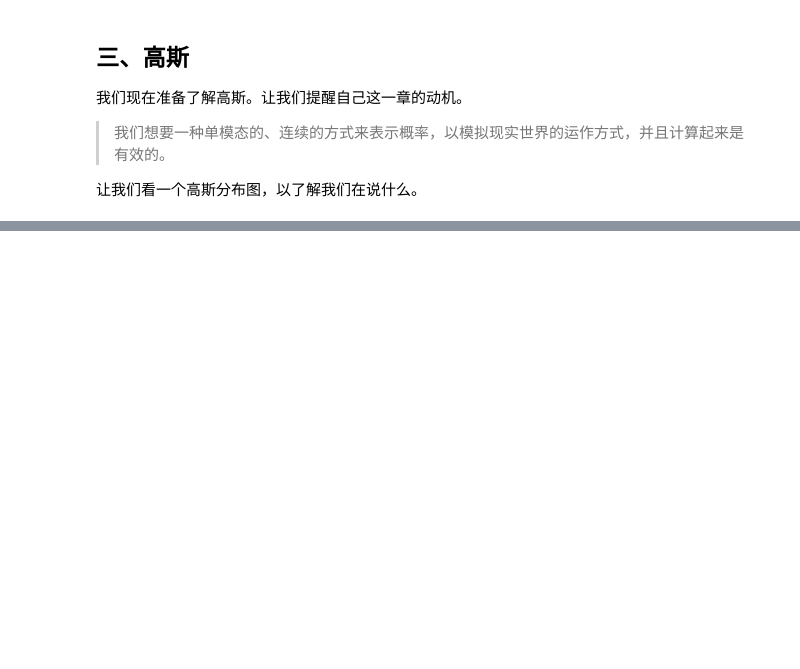
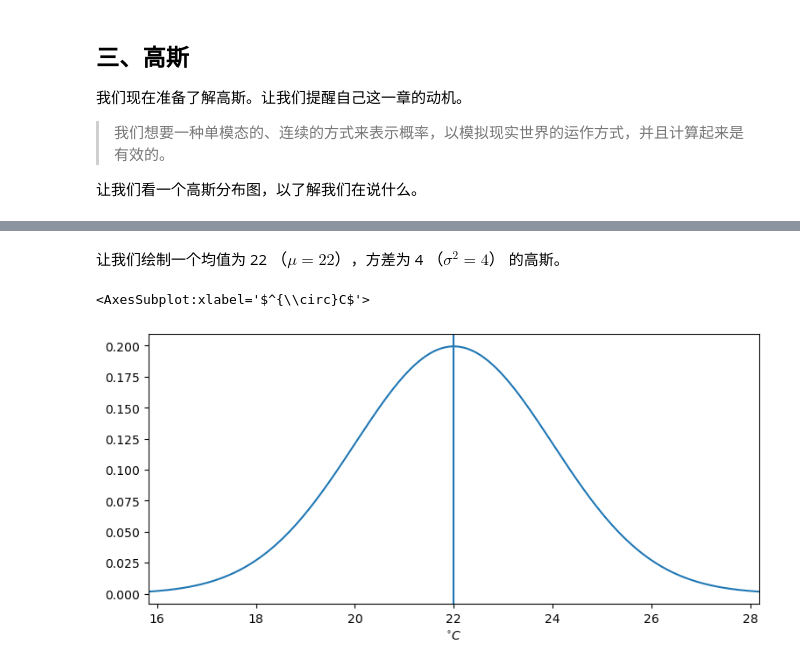
Before and after one commit to SunJianboGitHub/KalmanFilter, a Jupyter notebook: 03-高斯.ipynb, the cells around one changed output, grey strips where cells are left out. Saved outputs shown, nothing was run; the diff lists cells and outputs as text; code cells hidden in the pictures; blank space fills up the shorter version.

```diff
--- a/03-高斯.ipynb
+++ b/03-高斯.ipynb
@@ -343,0 +404,7 @@ plot_gaussian_pdf(mean=1.8, variance=0.1414**2,
+# %% [markdown]
+让我们绘制一个均值为 22 $（\mu=22）$，方差为 4 $（\sigma^2=4）$ 的高斯。
+# %%
+plot_gaussian_pdf(mean=22, variance=4, mean_line=True, xlabel='$^{\circ}C$')
+# %% [output]
+<AxesSubplot:xlabel='$^{\\circ}C$'>
+[figure, added]
```
Also changed, not shown: parts of 48 cells of this notebook.
